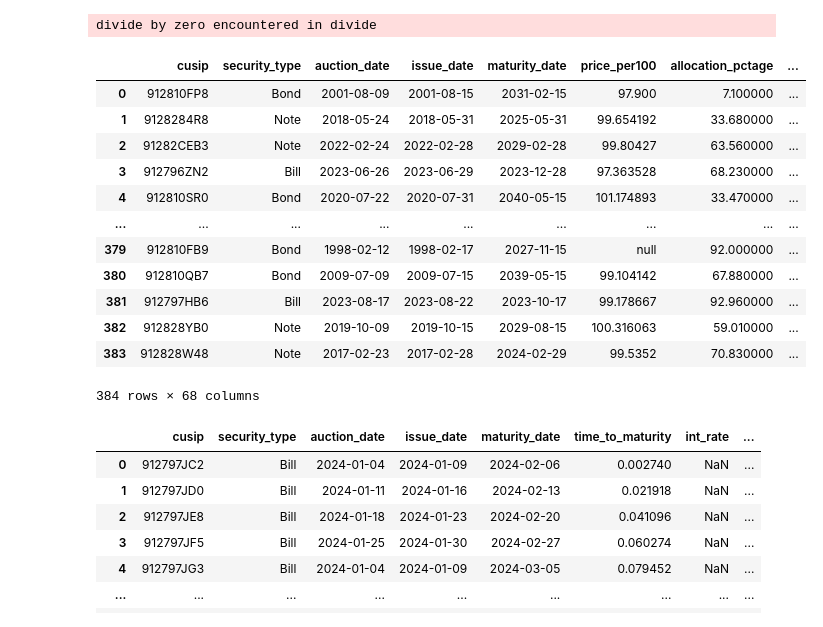
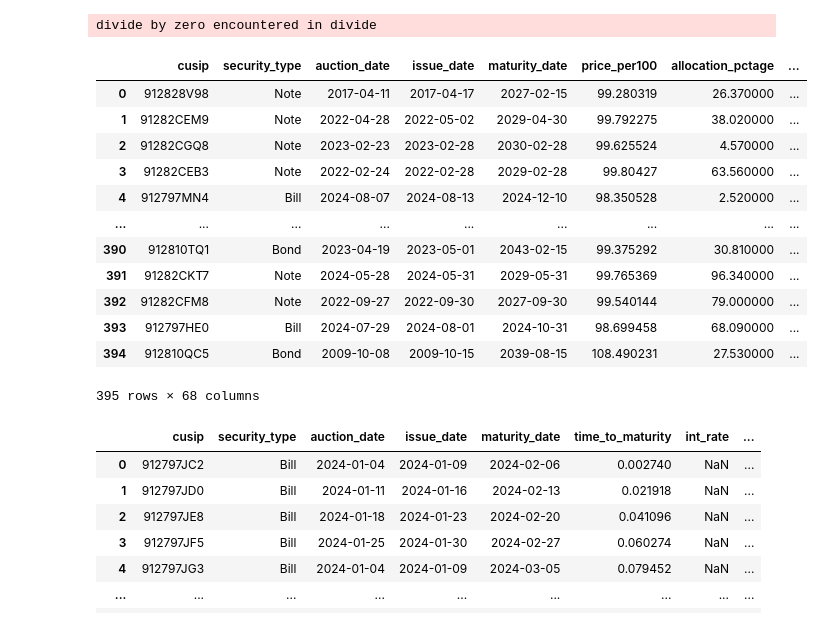
Before and after one commit to cleeclee123/Curvy-CUSIPs, a Jupyter notebook: curvy.ipynb, the cells around one changed output. Drawn from its saved outputs; the diff is of its cells as text; code cells hidden in the pictures.

```diff
--- a/curvy.ipynb
+++ b/curvy.ipynb
@@ -226,28 +269,30 @@ nov_41s_df = curve_data_fetcher.fetch_spreads(
 # %%
-curve_sets_dict_df = curve_data_fetcher.fetch_historical_curve_sets(
-    start_date=datetime(2024, 1, 1),
+curve_sets_dict_df, fitted_curves_dict = curve_data_fetcher.fetch_historical_curve_sets(
+    start_date=datetime(2024, 9, 1),
     end_date=datetime(2024, 10, 1),
     fetch_soma_holdings=True,
     fetch_stripping_data=True,
     calc_free_float=True,
-    # max_concurrent_tasks=256,
+    fitted_curves=[
+        ("LPF", "eod_yield", liquidity_premium_curve_set_filter)
+    ]
 )
 # %%
-curve_sets_dict_df[datetime(2023, 9, 5)]
+curve_sets_dict_df[datetime(2024, 9, 5)]
 # %% [output]
 |  | cusip | security_type | auction_date | issue_date | maturity_date | price_per100 | allocation_pctage | ... |
-| 0 | 912810FP8 | Bond | 2001-08-09 | 2001-08-15 | 2031-02-15 | 97.900 | 7.100000 | ... |
-| 1 | 9128284R8 | Note | 2018-05-24 | 2018-05-31 | 2025-05-31 | 99.654192 | 33.680000 | ... |
-| 2 | 91282CEB3 | Note | 2022-02-24 | 2022-02-28 | 2029-02-28 | 99.80427 | 63.560000 | ... |
-| 3 | 912796ZN2 | Bill | 2023-06-26 | 2023-06-29 | 2023-12-28 | 97.363528 | 68.230000 | ... |
-| 4 | 912810SR0 | Bond | 2020-07-22 | 2020-07-31 | 2040-05-15 | 101.174893 | 33.470000 | ... |
+| 0 | 912828V98 | Note | 2017-04-11 | 2017-04-17 | 2027-02-15 | 99.280319 | 26.370000 | ... |
+| 1 | 91282CEM9 | Note | 2022-04-28 | 2022-05-02 | 2029-04-30 | 99.792275 | 38.020000 | ... |
+| 2 | 91282CGQ8 | Note | 2023-02-23 | 2023-02-28 | 2030-02-28 | 99.625524 | 4.570000 | ... |
+| 3 | 91282CEB3 | Note | 2022-02-24 | 2022-02-28 | 2029-02-28 | 99.80427 | 63.560000 | ... |
+| 4 | 912797MN4 | Bill | 2024-08-07 | 2024-08-13 | 2024-12-10 | 98.350528 | 2.520000 | ... |
 | ... | ... | ... | ... | ... | ... | ... | ... | ... |
-| 379 | 912810FB9 | Bond | 1998-02-12 | 1998-02-17 | 2027-11-15 | null | 92.000000 | ... |
-| 380 | 912810QB7 | Bond | 2009-07-09 | 2009-07-15 | 2039-05-15 | 99.104142 | 67.880000 | ... |
-| 381 | 912797HB6 | Bill | 2023-08-17 | 2023-08-22 | 2023-10-17 | 99.178667 | 92.960000 | ... |
-| 382 | 912828YB0 | Note | 2019-10-09 | 2019-10-15 | 2029-08-15 | 100.316063 | 59.010000 | ... |
-| 383 | 912828W48 | Note | 2017-02-23 | 2017-02-28 | 2024-02-29 | 99.5352 | 70.830000 | ... |
+| 390 | 912810TQ1 | Bond | 2023-04-19 | 2023-05-01 | 2043-02-15 | 99.375292 | 30.810000 | ... |
+| 391 | 91282CKT7 | Note | 2024-05-28 | 2024-05-31 | 2029-05-31 | 99.765369 | 96.340000 | ... |
+| 392 | 91282CFM8 | Note | 2022-09-27 | 2022-09-30 | 2027-09-30 | 99.540144 | 79.000000 | ... |
+| 393 | 912797HE0 | Bill | 2024-07-29 | 2024-08-01 | 2024-10-31 | 98.699458 | 68.090000 | ... |
+| 394 | 912810QC5 | Bond | 2009-10-08 | 2009-10-15 | 2039-08-15 | 108.490231 | 27.530000 | ... |
-384 rows × 68 columns
+395 rows × 68 columns
 # %%
 quote_type = "eod"
 as_of_date = datetime(2024, 2, 5)
```
Also changed, not shown: parts of 1 cell of this notebook, 1 other file.
